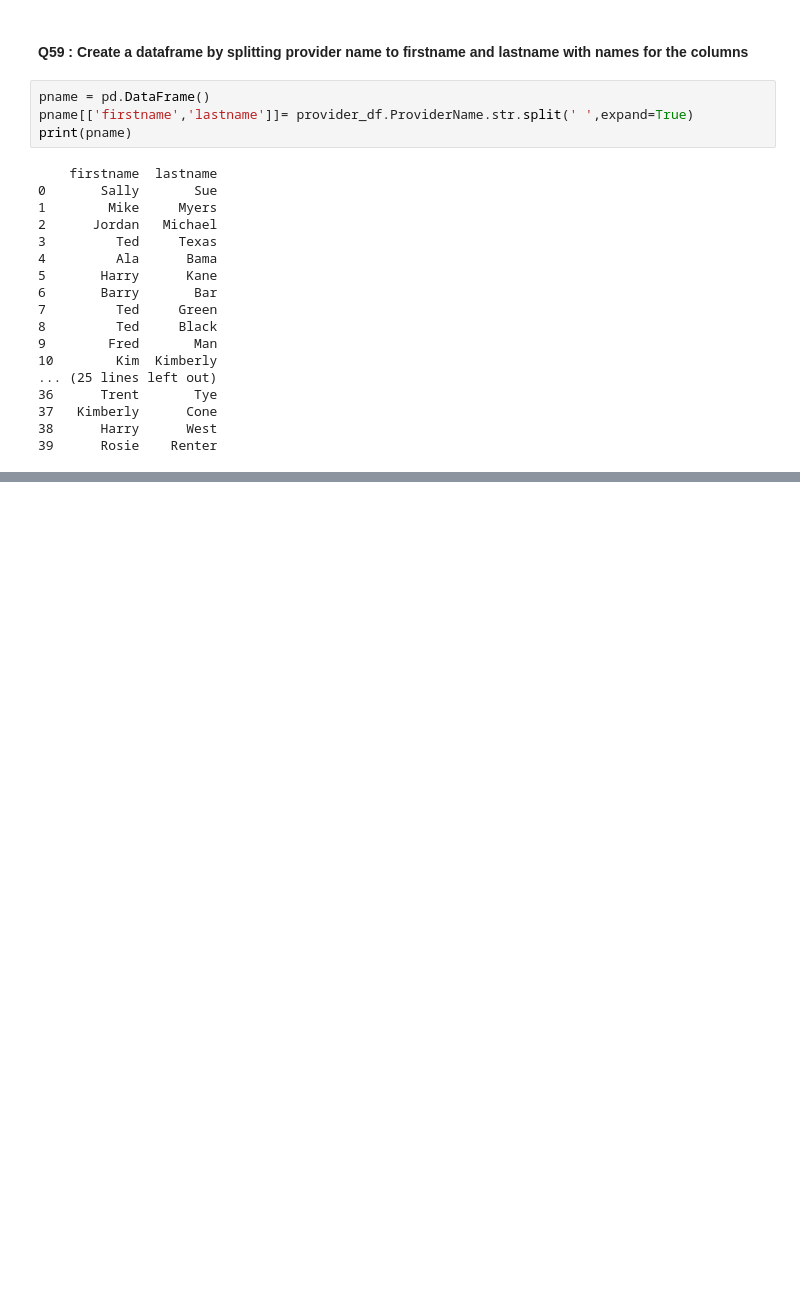
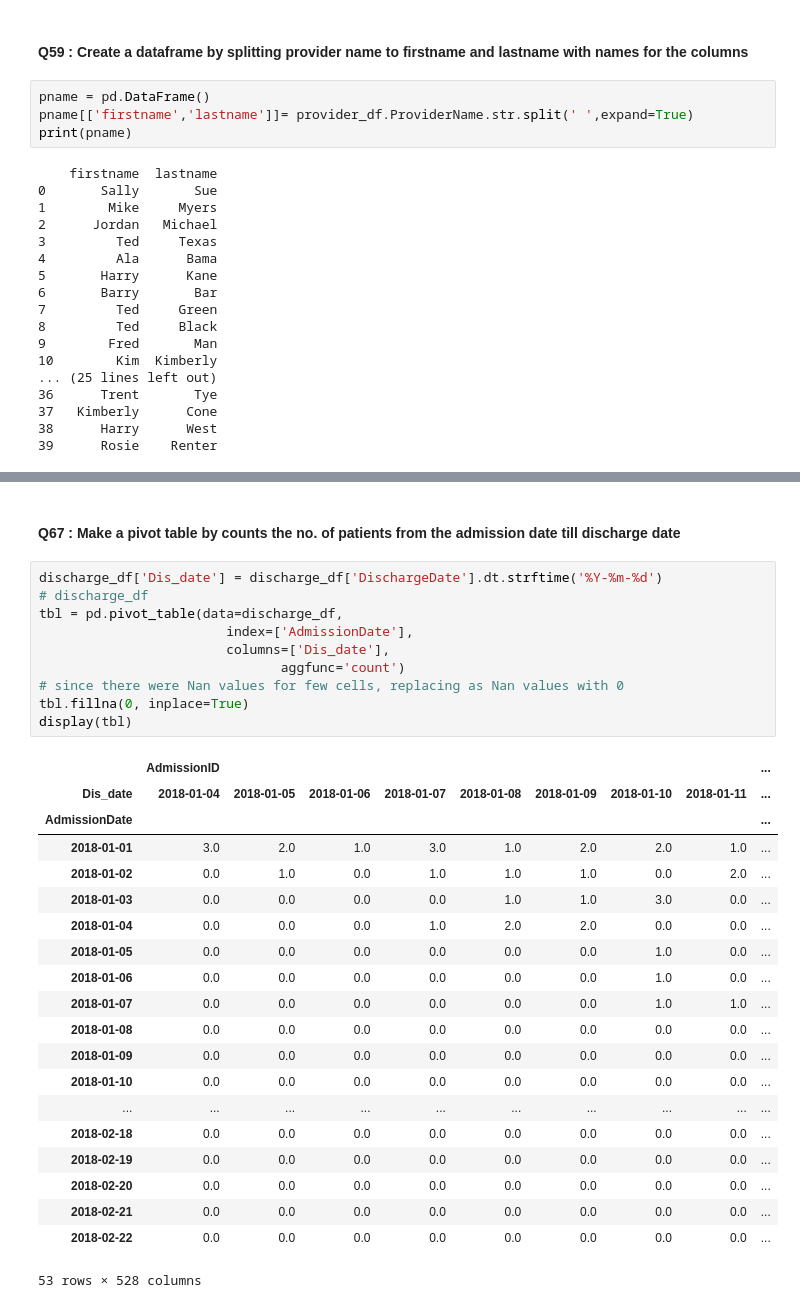
Before and after one commit to python-rangers/nnhackathon, a Jupyter notebook: Hackathon_solutions.ipynb, the cells around one changed output, grey strips where cells are left out. Saved outputs shown, nothing was run; the diff lists cells and outputs as text; blank space fills up the shorter version.

```diff
--- a/Hackathon_solutions.ipynb
+++ b/Hackathon_solutions.ipynb
@@ -756,0 +728,33 @@ readmit_df[['PatientID','Service','PrimaryDiagnosis']].groupby(['Service','Prima
+# %% [markdown]
+#### Q67 : Make a pivot table by counts the no. of patients from the admission date till discharge date
+# %%
+discharge_df['Dis_date'] = discharge_df['DischargeDate'].dt.strftime('%Y-%m-%d')
+# discharge_df
+tbl = pd.pivot_table(data=discharge_df,
+                        index=['AdmissionDate'],
+                        columns=['Dis_date'],
+                               aggfunc='count')
+# since there were Nan values for few cells, replacing as Nan values with 0
+tbl.fillna(0, inplace=True)
+display(tbl)
+# %% [output]
+|  | AdmissionID |  |  |  |  |  |  |  | ... |
+| Dis_date | 2018-01-04 | 2018-01-05 | 2018-01-06 | 2018-01-07 | 2018-01-08 | 2018-01-09 | 2018-01-10 | 2018-01-11 | ... |
+| AdmissionDate |  |  |  |  |  |  |  |  | ... |
+| 2018-01-01 | 3.0 | 2.0 | 1.0 | 3.0 | 1.0 | 2.0 | 2.0 | 1.0 | ... |
+| 2018-01-02 | 0.0 | 1.0 | 0.0 | 1.0 | 1.0 | 1.0 | 0.0 | 2.0 | ... |
+| 2018-01-03 | 0.0 | 0.0 | 0.0 | 0.0 | 1.0 | 1.0 | 3.0 | 0.0 | ... |
+| 2018-01-04 | 0.0 | 0.0 | 0.0 | 1.0 | 2.0 | 2.0 | 0.0 | 0.0 | ... |
+| 2018-01-05 | 0.0 | 0.0 | 0.0 | 0.0 | 0.0 | 0.0 | 1.0 | 0.0 | ... |
+| 2018-01-06 | 0.0 | 0.0 | 0.0 | 0.0 | 0.0 | 0.0 | 1.0 | 0.0 | ... |
+| 2018-01-07 | 0.0 | 0.0 | 0.0 | 0.0 | 0.0 | 0.0 | 1.0 | 1.0 | ... |
+| 2018-01-08 | 0.0 | 0.0 | 0.0 | 0.0 | 0.0 | 0.0 | 0.0 | 0.0 | ... |
+| 2018-01-09 | 0.0 | 0.0 | 0.0 | 0.0 | 0.0 | 0.0 | 0.0 | 0.0 | ... |
+| 2018-01-10 | 0.0 | 0.0 | 0.0 | 0.0 | 0.0 | 0.0 | 0.0 | 0.0 | ... |
+| ... | ... | ... | ... | ... | ... | ... | ... | ... | ... |
+| 2018-02-18 | 0.0 | 0.0 | 0.0 | 0.0 | 0.0 | 0.0 | 0.0 | 0.0 | ... |
+| 2018-02-19 | 0.0 | 0.0 | 0.0 | 0.0 | 0.0 | 0.0 | 0.0 | 0.0 | ... |
+| 2018-02-20 | 0.0 | 0.0 | 0.0 | 0.0 | 0.0 | 0.0 | 0.0 | 0.0 | ... |
+| 2018-02-21 | 0.0 | 0.0 | 0.0 | 0.0 | 0.0 | 0.0 | 0.0 | 0.0 | ... |
+| 2018-02-22 | 0.0 | 0.0 | 0.0 | 0.0 | 0.0 | 0.0 | 0.0 | 0.0 | ... |
+53 rows × 528 columns
```
Also changed, not shown: parts of 31 cells of this notebook.
